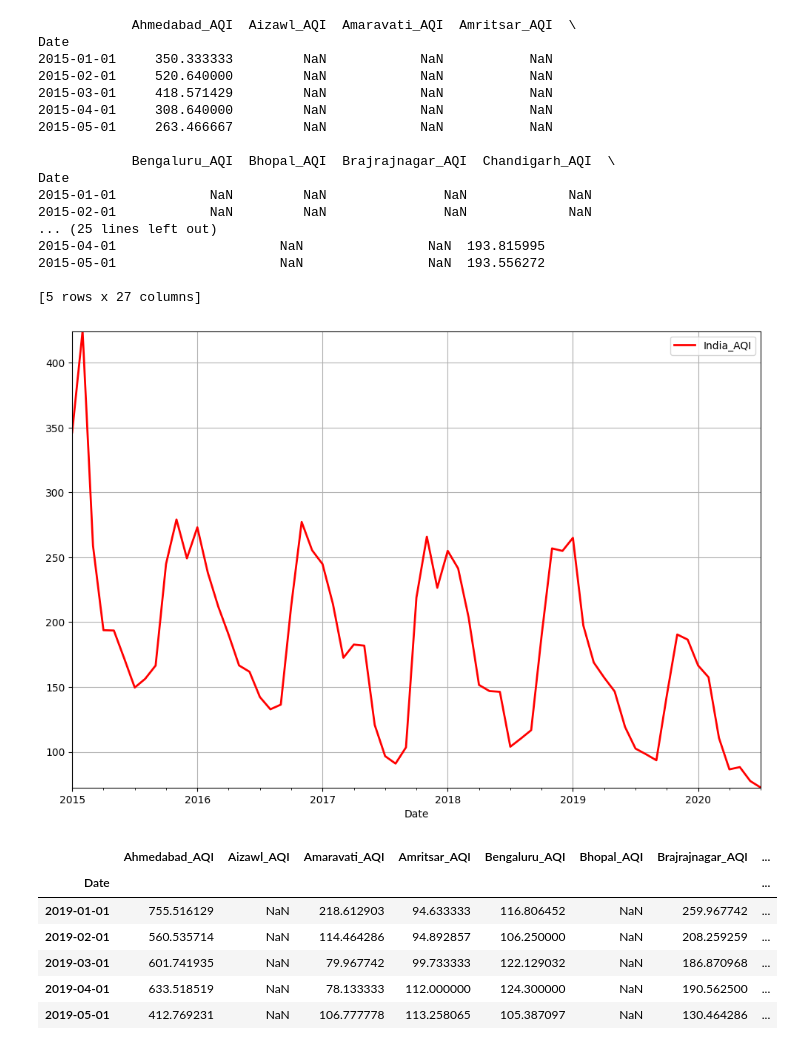
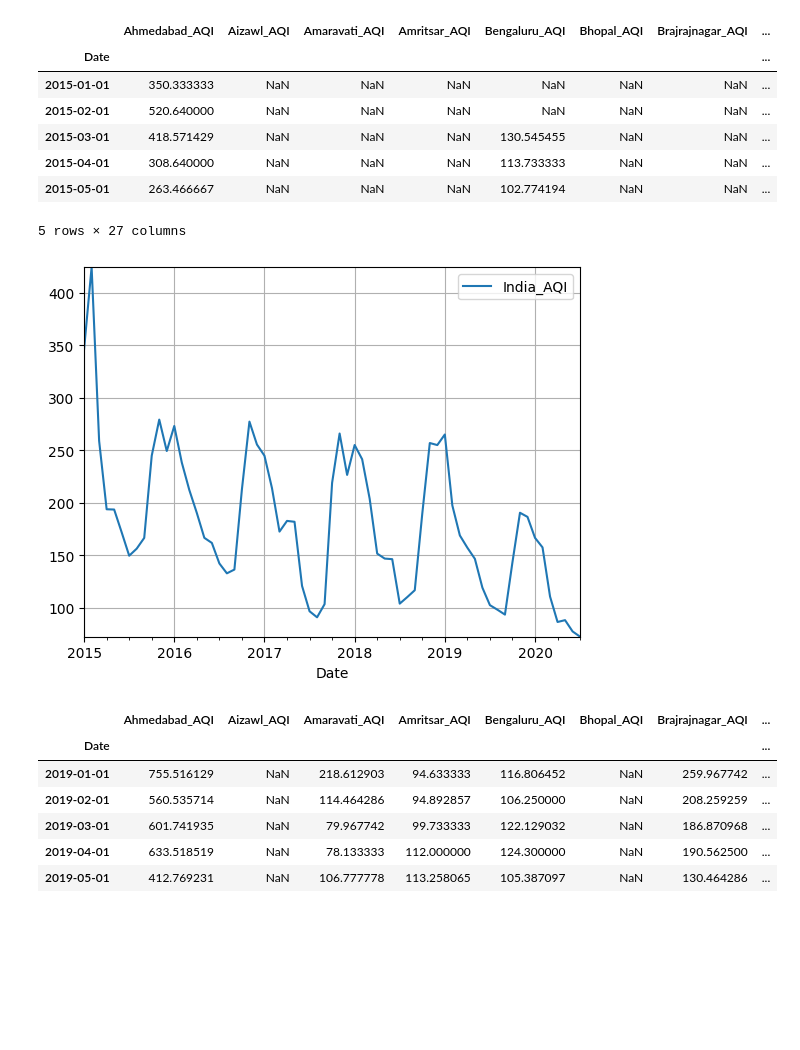
Before and after one commit to Irwindeep/air-quality-prediction, a Jupyter notebook: main.ipynb, the cells around one changed output. Cells and saved outputs as stored; diff of their text form; code cells hidden in the pictures; blank space fills up the shorter version.

```diff
--- a/main.ipynb
+++ b/main.ipynb
@@ -6,36 +6,27 @@ import matplotlib.pyplot as plt
 import seaborn as sns
 from datetime import datetime
 # %%
-df = pd.read_csv('dataset\preprocessed_aqi.csv')
+df = pd.read_csv('dataset/preprocessed_aqi.csv')
 df.rename(columns={df.columns[0]: 'Date'}, inplace=True)
 df['Date'] = pd.to_datetime(df['Date'])
 df.set_index('Date', inplace=True)
 df.index.freq = 'MS'
-# %%
-print(df.head())
-# %% [output]
-            Ahmedabad_AQI  Aizawl_AQI  Amaravati_AQI  Amritsar_AQI  \
-Date
-2015-01-01     350.333333         NaN            NaN           NaN
-2015-02-01     520.640000         NaN            NaN           NaN
-2015-03-01     418.571429         NaN            NaN           NaN
-2015-04-01     308.640000         NaN            NaN           NaN
-2015-05-01     263.466667         NaN            NaN           NaN
-
-            Bengaluru_AQI  Bhopal_AQI  Brajrajnagar_AQI  Chandigarh_AQI  \
-Date
-2015-01-01            NaN         NaN               NaN             NaN
-2015-02-01            NaN         NaN               NaN             NaN
-... (25 lines left out)
-2015-04-01                     NaN                NaN  193.815995
-2015-05-01                     NaN                NaN  193.556272
-
-[5 rows x 27 columns]
+# %%
+df.head()
+# %% [output]
+|  | Ahmedabad_AQI | Aizawl_AQI | Amaravati_AQI | Amritsar_AQI | Bengaluru_AQI | Bhopal_AQI | Brajrajnagar_AQI | ... |
+| Date |  |  |  |  |  |  |  | ... |
+| 2015-01-01 | 350.333333 | NaN | NaN | NaN | NaN | NaN | NaN | ... |
+| 2015-02-01 | 520.640000 | NaN | NaN | NaN | NaN | NaN | NaN | ... |
+| 2015-03-01 | 418.571429 | NaN | NaN | NaN | 130.545455 | NaN | NaN | ... |
+| 2015-04-01 | 308.640000 | NaN | NaN | NaN | 113.733333 | NaN | NaN | ... |
+| 2015-05-01 | 263.466667 | NaN | NaN | NaN | 102.774194 | NaN | NaN | ... |
+5 rows × 27 columns
 # %%
-ax= df[['India_AQI']].plot(figsize=(12,8),grid=True,lw=2,color='Red')
+ax= df[['India_AQI']].plot(grid=True)
 ax.autoscale(enable=True, axis='both', tight=True)
 # %% [output]
-[figure, old version]
+[figure, new version]
 # %%
 df_2019=df['2019-01-01':'2020-01-01']
 df_2019.head()
```
Also changed, not shown: parts of 22 cells of this notebook.
